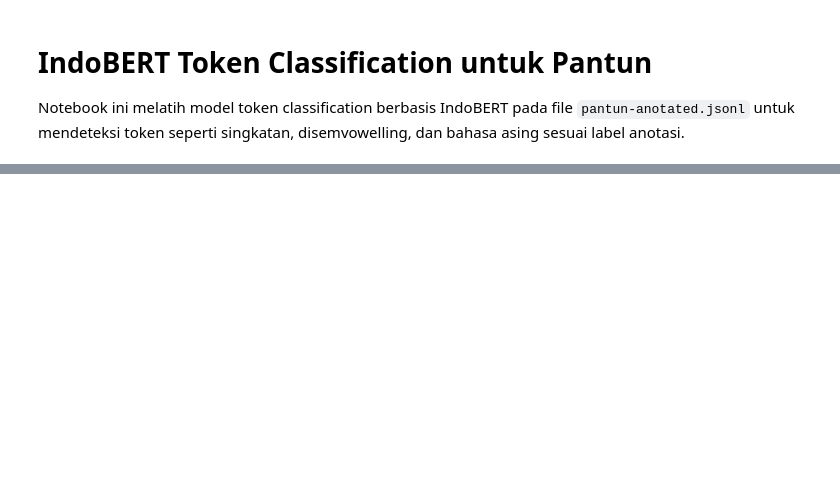
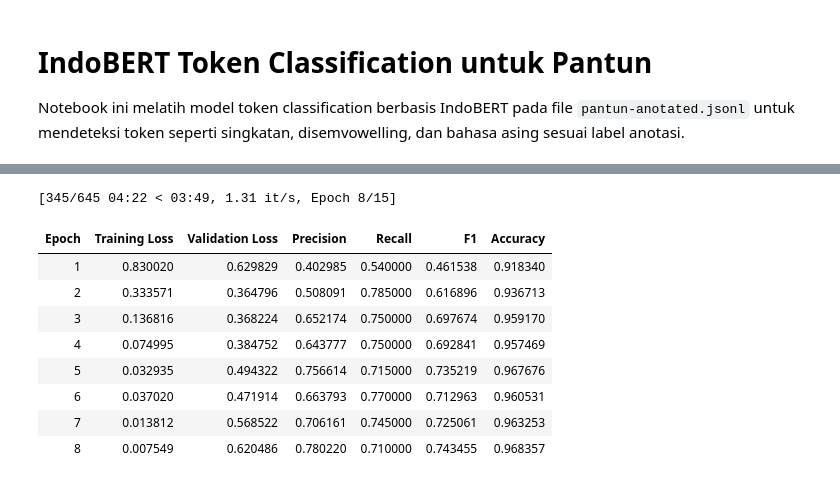
Before and after one commit to NazirArifin/pantunify, a Jupyter notebook: scripts/article5/train_indobert_pantun_colab_f1.ipynb, the cells around one changed output, grey strips where cells are left out. Saved outputs shown, nothing was run; the diff lists cells and outputs as text; code cells hidden in the pictures; blank space fills up the shorter version.

```diff
--- a/scripts/article5/train_indobert_pantun_colab_f1.ipynb
+++ b/scripts/article5/train_indobert_pantun_colab_f1.ipynb
@@ -153,8 +172,8 @@ for lbl in label_set:
     # # inverse frequency + smoothing agar stabil
     # raw_weights[lbl] = total_labels / max(1, train_label_counter[lbl])
     count = max(1, train_label_counter[lbl])
-    # Menggunakan log smoothing agar model tidak terlalu agresif/bias
-    raw_weights[lbl] = np.log(total_labels / count) + 1.0
+    # Menggunakan AKAR KUADRAT (sqrt) untuk mendongkrak keberanian model menebak kelas minoritas
+    raw_weights[lbl] = np.sqrt(total_labels / count)
 
 # Normalkan agar rata-rata weight ~ 1
 mean_w = sum(raw_weights.values()) / len(raw_weights)
@@ -249,42 +295,64 @@ class WeightedTrainer(Trainer):
         loss = loss_fct(logits.view(-1, model.config.num_labels), labels.view(-1))
         return (loss, outputs) if return_outputs else loss
 
+import math
+
+num_train_epochs = 15
+per_device_train_batch_size = 16
+total_train_samples = len(tokenized_ds['train'])
+
+# Pengganti warmup_ratio=0.1 secara manual (10% dari total langkah)
+steps_per_epoch = math.ceil(total_train_samples / per_device_train_batch_size)
+total_training_steps = steps_per_epoch * num_train_epochs
+calculated_warmup_steps = max(1, round(0.06 * total_training_steps))
+
 training_args = TrainingArguments(
     output_dir=output_dir,
-    learning_rate=3e-5,
-    per_device_train_batch_size=16,
+    learning_rate=2e-5,
+    per_device_train_batch_size=per_device_train_batch_size,
     per_device_eval_batch_size=16,
-    num_train_epochs=15,
-    weight_decay=0.05,
-    warmup_ratio=0.1,
+    num_train_epochs=num_train_epochs,
+    weight_decay=0.02,
+    warmup_steps=calculated_warmup_steps,
     eval_strategy='epoch',
     save_strategy='epoch',
     logging_strategy='steps',
     logging_steps=20,
     load_best_model_at_end=True,
     metric_for_best_model='f1',
     greater_is_better=True,
     fp16=torch.cuda.is_available(),
     report_to='none',
     seed=SEED,
 )
 
 trainer = WeightedTrainer(
     model=model,
     args=training_args,
     train_dataset=tokenized_ds['train'],
     eval_dataset=tokenized_ds['validation'],
     data_collator=data_collator,
     compute_metrics=compute_metrics,
     callbacks=[EarlyStoppingCallback(early_stopping_patience=3)],
     class_weights=class_weights,
 )
 
 train_result = trainer.train()
 print(train_result)
 
 eval_result = trainer.evaluate()
 print('Eval:', eval_result)
+# %% [output]
+[345/645 04:22 < 03:49, 1.31 it/s, Epoch 8/15]
+| Epoch | Training Loss | Validation Loss | Precision | Recall | F1 | Accuracy |
+| 1 | 0.830020 | 0.629829 | 0.402985 | 0.540000 | 0.461538 | 0.918340 |
+| 2 | 0.333571 | 0.364796 | 0.508091 | 0.785000 | 0.616896 | 0.936713 |
+| 3 | 0.136816 | 0.368224 | 0.652174 | 0.750000 | 0.697674 | 0.959170 |
+| 4 | 0.074995 | 0.384752 | 0.643777 | 0.750000 | 0.692841 | 0.957469 |
+| 5 | 0.032935 | 0.494322 | 0.756614 | 0.715000 | 0.735219 | 0.967676 |
+| 6 | 0.037020 | 0.471914 | 0.663793 | 0.770000 | 0.712963 | 0.960531 |
+| 7 | 0.013812 | 0.568522 | 0.706161 | 0.745000 | 0.725061 | 0.963253 |
+| 8 | 0.007549 | 0.620486 | 0.780220 | 0.710000 | 0.743455 | 0.968357 |
 # %%
 def predict_tokens(tokens):
     enc = tokenizer(tokens, is_split_into_words=True, return_tensors='pt', truncation=True, max_length=128)
```
Also changed, not shown: parts of 9 cells of this notebook, 2 other files.
